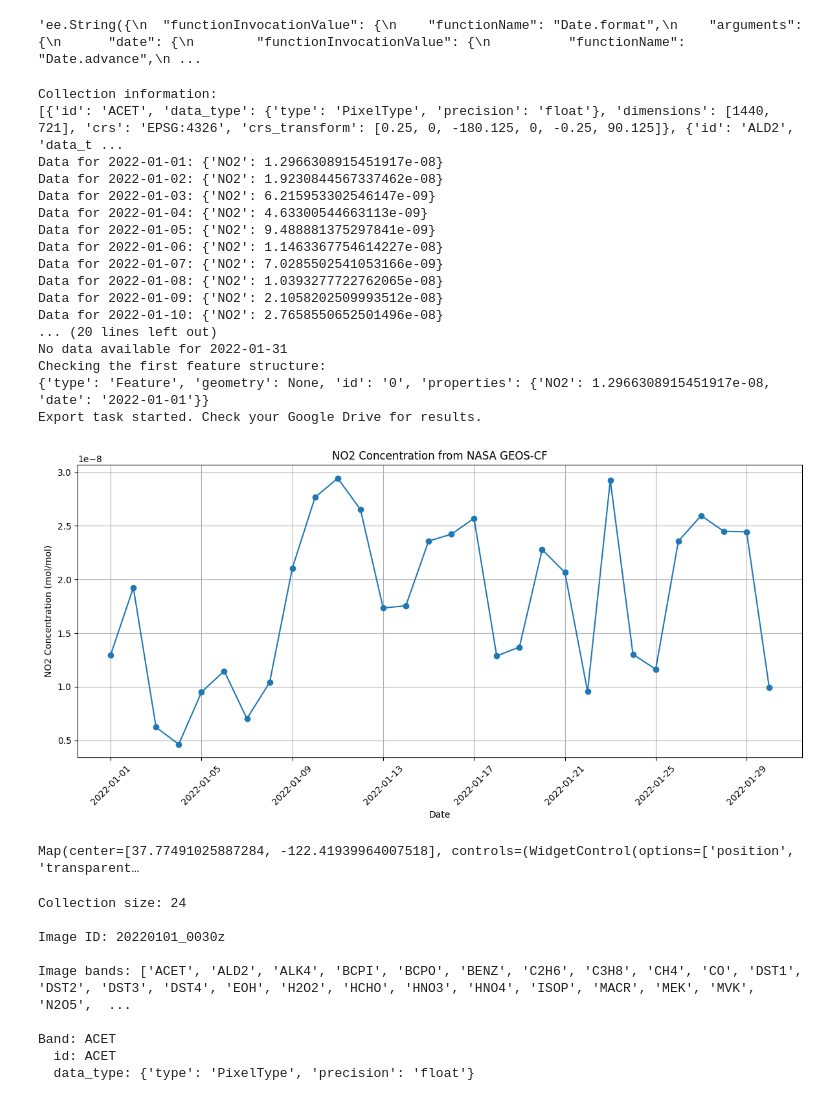
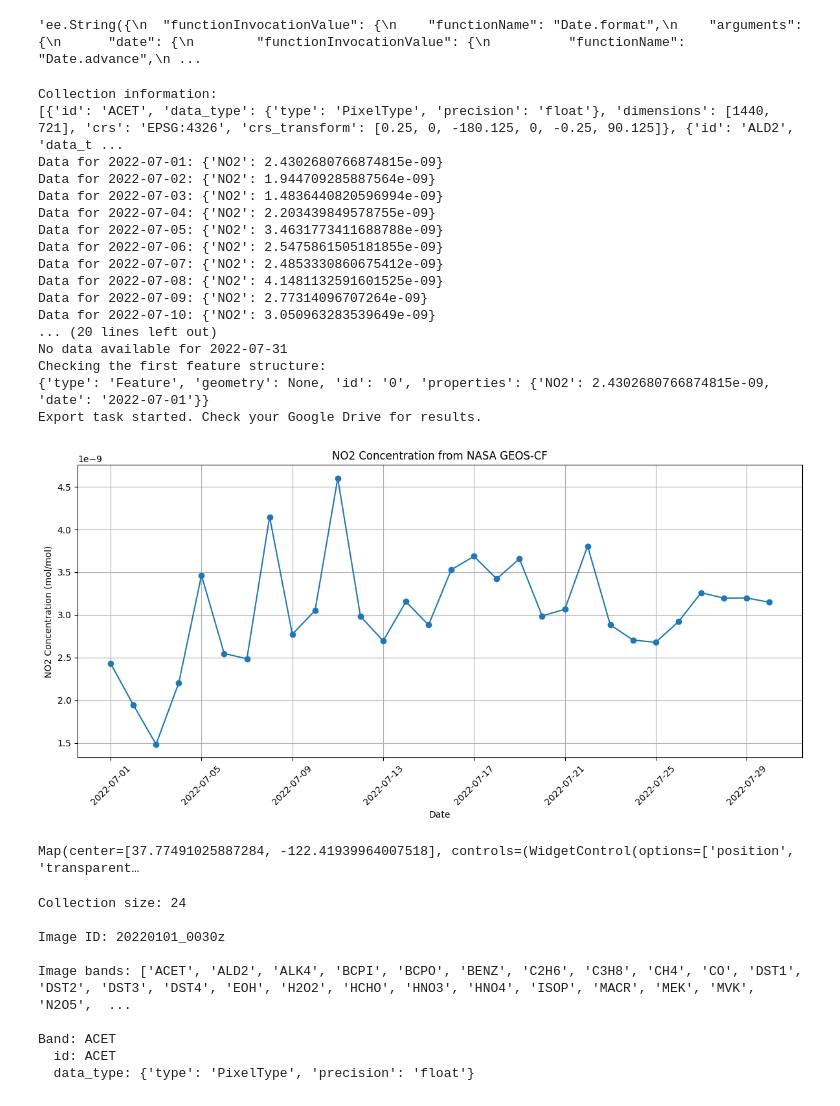
Before and after one commit to Fu-Weitao/EarthEngine, a Jupyter notebook: tutorials/intro-to-python-api/index.ipynb, the cells around one changed output. Saved outputs shown, nothing was run; the diff lists cells and outputs as text; code cells hidden in the pictures.

```diff
--- a/tutorials/intro-to-python-api/index.ipynb
+++ b/tutorials/intro-to-python-api/index.ipynb
@@ -187,8 +450,8 @@ str(no2_df.iloc[0]['date'])
 'ee.String({\n  "functionInvocationValue": {\n    "functionName": "Date.format",\n    "arguments": {\n      "date": {\n        "functionInvocationValue": {\n          "functionName": "Date.advance",\n ...
 # %%
 # Define time range for data extraction
-start_date = '2022-01-01'
-end_date = '2022-01-31'  # You can adjust the date range as needed
+start_date = '2022-07-01'
+end_date = '2022-07-31'  # You can adjust the date range as needed
 
 # Load the NASA GEOS-CF dataset
 geos_cf = ee.ImageCollection("NASA/GEOS-CF/v1/rpl/tavg1hr") \
@@ -302,46 +565,46 @@ plt.grid(True)
 plt.xticks(rotation=45)
 plt.tight_layout()
 plt.show()
 
 # Optional: Create a map visualization
 Map = geemap.Map()
 Map.centerObject(roi, 10)
 
 # Calculate mean NO2 for the entire period
 mean_no2_img = no2_collection.mean()
 
 # Define visualization parameters for NO2
 vis_params = {
     'min': 0,
     'max': 1e-8,  # Adjust based on your data range
     'palette': ['blue', 'purple', 'cyan', 'green', 'yellow', 'red']
 }
 
 # Add the layer to the map
 Map.addLayer(mean_no2_img, vis_params, 'Mean NO2')
 Map.addLayer(roi, {'color': 'black'}, 'ROI')
 
 # Display the map
 Map
 # %% [output]
 Collection information:
 [{'id': 'ACET', 'data_type': {'type': 'PixelType', 'precision': 'float'}, 'dimensions': [1440, 721], 'crs': 'EPSG:4326', 'crs_transform': [0.25, 0, -180.125, 0, -0.25, 90.125]}, {'id': 'ALD2', 'data_t ...
-Data for 2022-01-01: {'NO2': 1.2966308915451917e-08}
-Data for 2022-01-02: {'NO2': 1.9230844567337462e-08}
-Data for 2022-01-03: {'NO2': 6.215953302546147e-09}
-Data for 2022-01-04: {'NO2': 4.63300544663113e-09}
-Data for 2022-01-05: {'NO2': 9.488881375297841e-09}
-Data for 2022-01-06: {'NO2': 1.1463367754614227e-08}
-Data for 2022-01-07: {'NO2': 7.0285502541053166e-09}
-Data for 2022-01-08: {'NO2': 1.0393277722762065e-08}
-Data for 2022-01-09: {'NO2': 2.1058202509993512e-08}
-Data for 2022-01-10: {'NO2': 2.7658550652501496e-08}
+Data for 2022-07-01: {'NO2': 2.4302680766874815e-09}
+Data for 2022-07-02: {'NO2': 1.944709285887564e-09}
+Data for 2022-07-03: {'NO2': 1.4836440820596994e-09}
+Data for 2022-07-04: {'NO2': 2.203439849578755e-09}
+Data for 2022-07-05: {'NO2': 3.4631773411688788e-09}
+Data for 2022-07-06: {'NO2': 2.5475861505181855e-09}
+Data for 2022-07-07: {'NO2': 2.4853330860675412e-09}
+Data for 2022-07-08: {'NO2': 4.1481132591601525e-09}
+Data for 2022-07-09: {'NO2': 2.77314096707264e-09}
+Data for 2022-07-10: {'NO2': 3.050963283539649e-09}
 ... (20 lines left out)
-No data available for 2022-01-31
+No data available for 2022-07-31
 Checking the first feature structure:
-{'type': 'Feature', 'geometry': None, 'id': '0', 'properties': {'NO2': 1.2966308915451917e-08, 'date': '2022-01-01'}}
+{'type': 'Feature', 'geometry': None, 'id': '0', 'properties': {'NO2': 2.4302680766874815e-09, 'date': '2022-07-01'}}
 Export task started. Check your Google Drive for results.
-[figure, old version]
+[figure, new version]
 Map(center=[37.77491025887284, -122.41939964007518], controls=(WidgetControl(options=['position', 'transparent…
 # %%
 # Define a single date for testing
```
Also changed, not shown: parts of 3 cells of this notebook.
